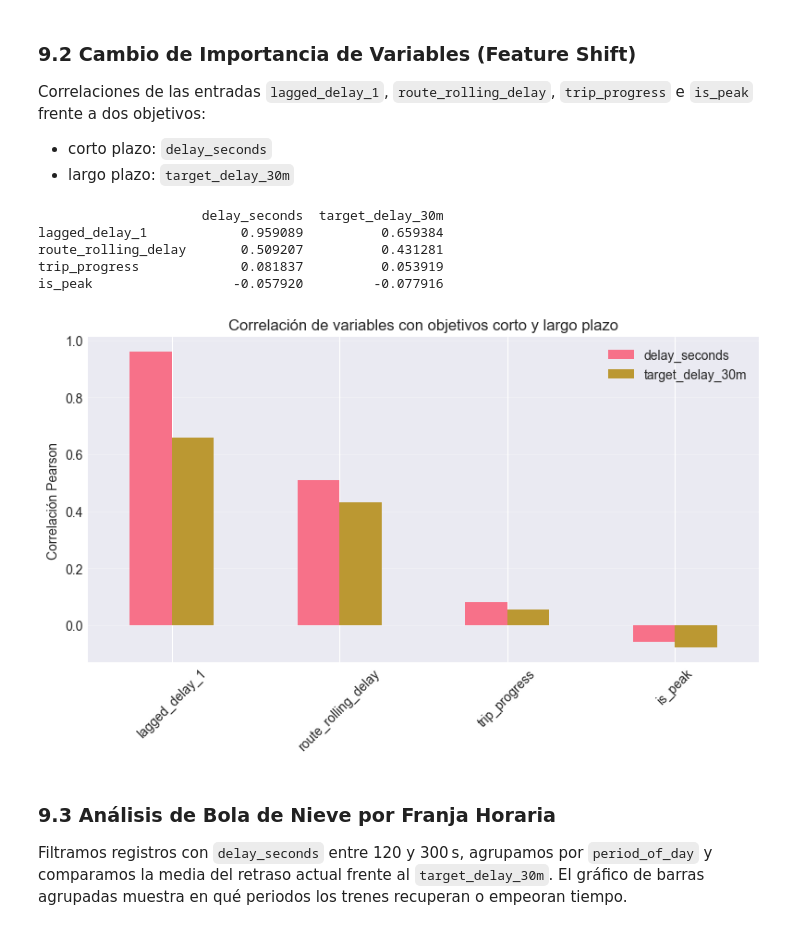
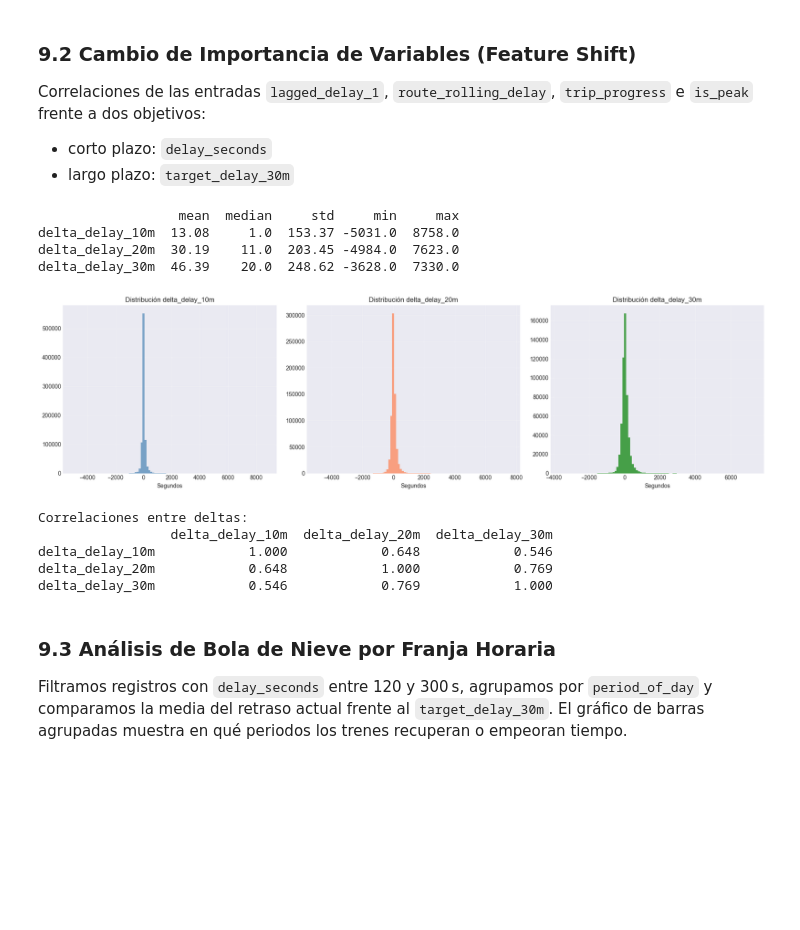
Before and after one commit to UCM-GIDIA-PD1/c2526-R5, a Jupyter notebook: notebooks/gtfs_historico/eda_gtfs_cleaned.ipynb, the cells around one changed output. Saved outputs shown, nothing was run; the diff lists cells and outputs as text; code cells hidden in the pictures; blank space fills up the shorter version.

Commit message:
Añadidas variables delta (diferencia del retraso actual con futuro)

```diff
--- a/notebooks/gtfs_historico/eda_gtfs_cleaned.ipynb
+++ b/notebooks/gtfs_historico/eda_gtfs_cleaned.ipynb
@@ -897,32 +897,44 @@ Correlaciones de las entradas `lagged_delay_1`, `route_rolling_delay`,
 - corto plazo: `delay_seconds`
 - largo plazo: `target_delay_30m`
 # %%
-# 9.2 – feature shift entre objetivos corto/largo plazo
-inputs = ['lagged_delay_1', 'route_rolling_delay',
-          'trip_progress', 'is_peak']
-outputs = ['delay_seconds', 'target_delay_30m']
+# 9.2 – análisis de deltas por horizonte
+delta_cols = ['delta_delay_10m', 'delta_delay_20m', 'delta_delay_30m']
+delta_stats = pd.DataFrame(index=delta_cols, columns=['mean', 'median', 'std', 'min', 'max'], dtype=float)
 
-shift_df = pd.DataFrame(index=inputs, columns=outputs, dtype=float)
-for inp in inputs:
-    for out in outputs:
-        shift_df.loc[inp, out] = df_full[inp].corr(df_full[out])
+for delta in delta_cols:
+    delta_stats.loc[delta, 'mean'] = df_full[delta].mean()
+    delta_stats.loc[delta, 'median'] = df_full[delta].median()
+    delta_stats.loc[delta, 'std'] = df_full[delta].std()
+    delta_stats.loc[delta, 'min'] = df_full[delta].min()
+    delta_stats.loc[delta, 'max'] = df_full[delta].max()
 
-print(shift_df)
+print(delta_stats.round(2))
 
-shift_df.plot(kind='bar', figsize=(8,5))
-plt.title('Correlación de variables con objetivos corto y largo plazo')
-plt.ylabel('Correlación Pearson')
-plt.xticks(rotation=45)
-plt.grid(axis='y', alpha=0.3)
+# Comparación de distribuciones
+fig, axes = plt.subplots(1, 3, figsize=(18, 5))
+for idx, delta in enumerate(delta_cols):
+    axes[idx].hist(df_full[delta].dropna(), bins=100, color=['steelblue', 'coral', 'green'][idx], alpha=0.7)
+    axes[idx].set_title(f'Distribución {delta}')
+    axes[idx].set_xlabel('Segundos')
+    axes[idx].grid(alpha=0.3)
+
 plt.tight_layout()
 plt.show()
+
+# Correlaciones entre deltas
+print(f'\nCorrelaciones entre deltas:')
+print(df_full[delta_cols].corr().round(3))
 # %% [output]
-                     delay_seconds  target_delay_30m
-lagged_delay_1            0.959089          0.659384
-route_rolling_delay       0.509207          0.431281
-trip_progress             0.081837          0.053919
-is_peak                  -0.057920         -0.077916
+                  mean  median     std     min     max
+delta_delay_10m  13.08     1.0  153.37 -5031.0  8758.0
+delta_delay_20m  30.19    11.0  203.45 -4984.0  7623.0
+delta_delay_30m  46.39    20.0  248.62 -3628.0  7330.0
-[figure, old version]
+[figure, new version]
+Correlaciones entre deltas:
+                 delta_delay_10m  delta_delay_20m  delta_delay_30m
+delta_delay_10m            1.000            0.648            0.546
+delta_delay_20m            0.648            1.000            0.769
+delta_delay_30m            0.546            0.769            1.000
 # %% [markdown]
 ### 9.3 Análisis de Bola de Nieve por Franja Horaria
 
```
Also changed, not shown: parts of 3 cells of this notebook, 1 other file.
